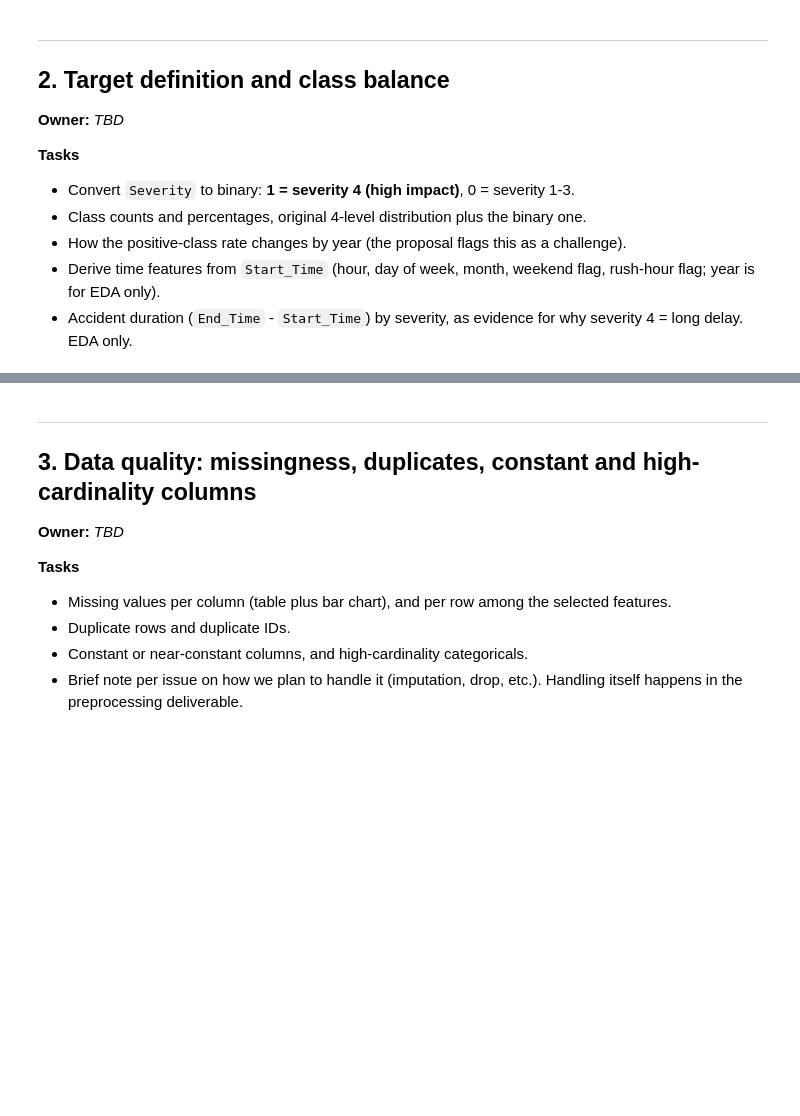
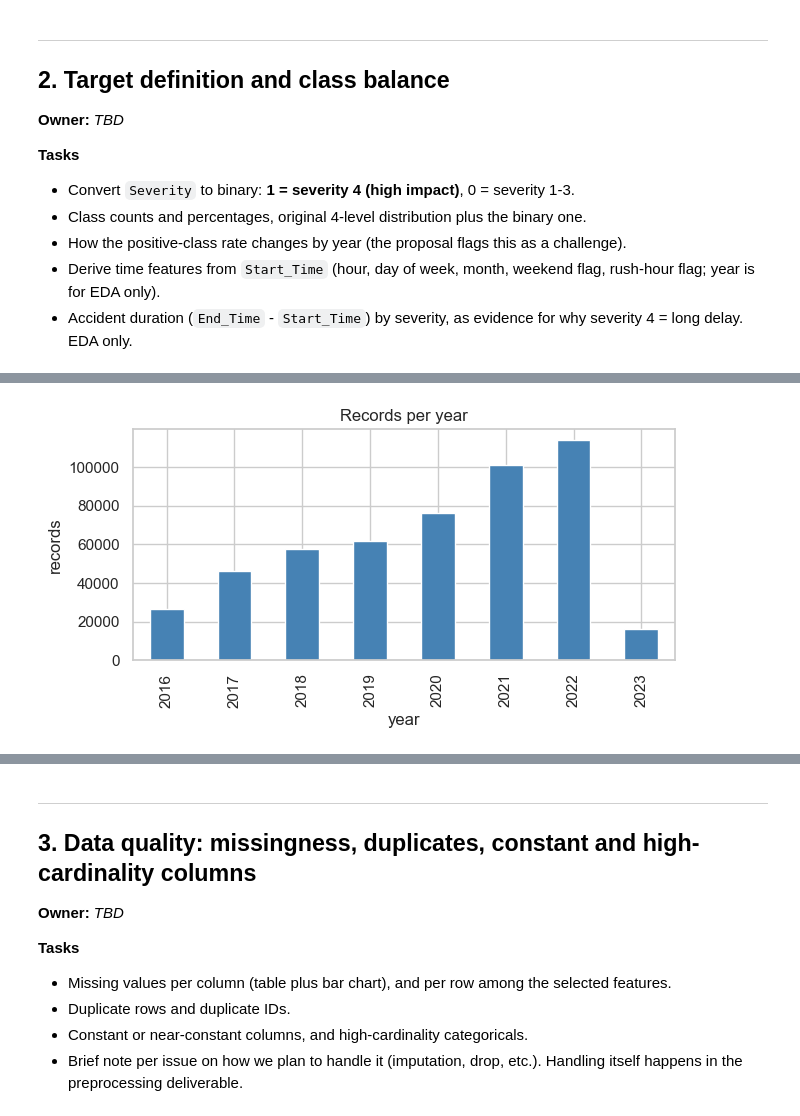
Before and after one commit to RayanMaknojia/Us-accidents---traffic-severity, a Jupyter notebook: EDA_notebook.ipynb, the cells around one changed output, grey strips where cells are left out. Saved outputs shown, nothing was run; the diff lists cells and outputs as text; code cells hidden in the pictures; blank space fills up the shorter version.

Commit message:
T1: overview, target, year shifts, checks, notes

```diff
--- a/EDA_notebook.ipynb
+++ b/EDA_notebook.ipynb
@@ -189,3 +398,9 @@ plt.tight_layout(); plt.show()
+# %%
+# Records per year (2016 and 2023 are partial years)
+by_year["n_total"].plot(kind="bar", figsize=(7, 3), color="steelblue", title="Records per year")
+plt.ylabel("records"); plt.show()
+# %% [output]
+[figure, added]
 # %%
 by_year = df.groupby("year")["target"].agg(["mean", "sum", "count"])
 by_year.columns = ["positive_rate", "n_positive", "n_total"]
```
Also changed, not shown: parts of 36 cells of this notebook.
